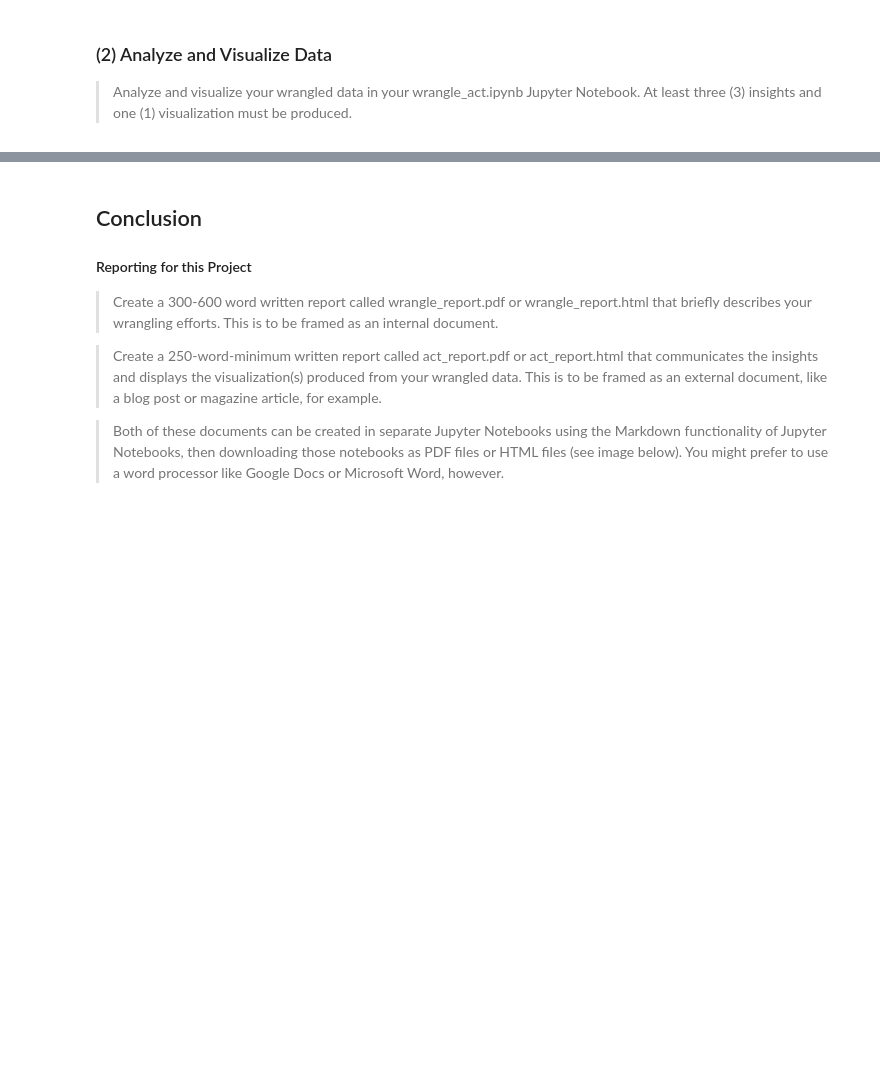
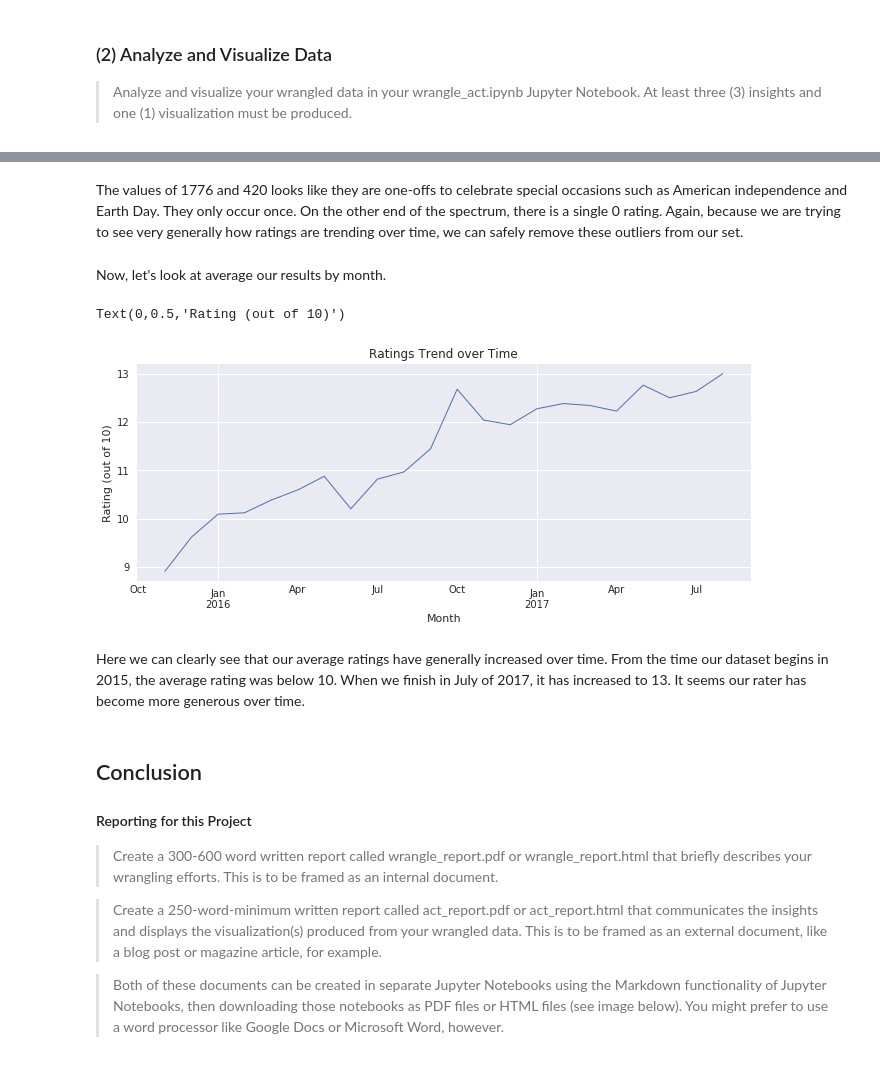
Before and after one commit to maleina/WeRateDogs-Twitter-Analysis, a Jupyter notebook: wrangle_act.ipynb, the cells around one changed output, grey strips where cells are left out. Drawn from its saved outputs; the diff is of its cells as text; code cells hidden in the pictures; blank space fills up the shorter version.

```diff
--- a/wrangle_act.ipynb
+++ b/wrangle_act.ipynb
@@ -1343,3 +1466,20 @@ df_archive_final.to_csv('twitter_archive_master.csv')
+# %% [markdown]
+The values of 1776 and 420 looks like they are one-offs to celebrate special occasions such as American independence and Earth Day. They only occur once. On the other end of the spectrum, there is a single 0 rating. Again, because we are trying to see very generally how ratings are trending over time, we can safely remove these outliers from our set.
+# %%
+# Remove outliers
+df_ratings = df_ratings[~((df_ratings['rating'] == 1776) | (df_ratings['rating'] == 420) | (df_ratings['rating'] == 0))]
+# %% [markdown]
+Now, let's look at average our results by month.
+# %%
+# Plot our average rating by month over time
+ax = df_ratings.resample('M', on='timestamp').mean()['rating'].plot(title='Ratings Trend over Time', linewidth=1);
+ax.set_xlabel("Month")
+ax.set_ylabel("Rating (out of 10)")
+# %% [output]
+Text(0,0.5,'Rating (out of 10)')
+[figure, added]
+# %% [markdown]
+Here we can clearly see that our average ratings have generally increased over time. From the time our dataset begins in 2015, the average rating was below 10. When we finish in July of 2017, it has increased to 13. It seems our rater has become more generous over time.
 # %% [markdown]
 <a id='concl'></a>
 ## Conclusion
```
Also changed, not shown: parts of 27 cells of this notebook.
